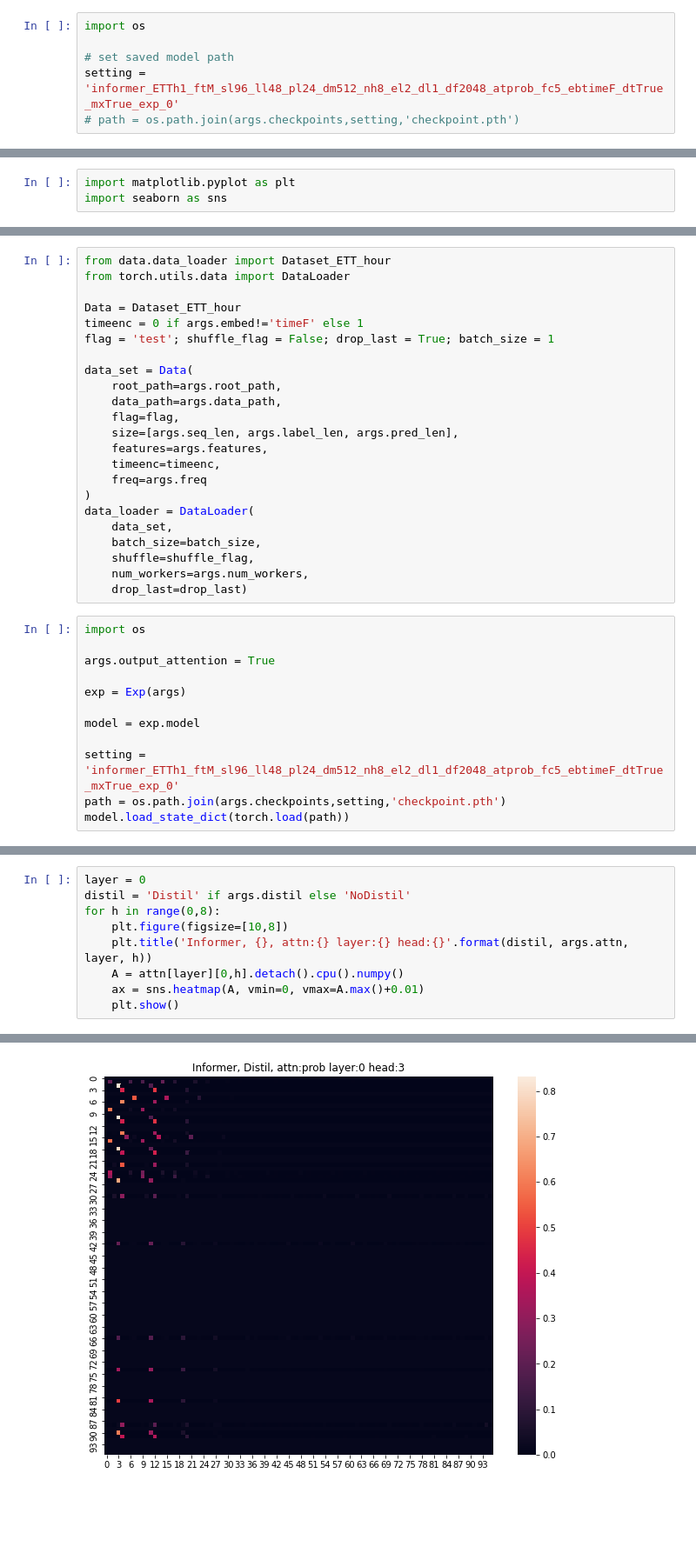
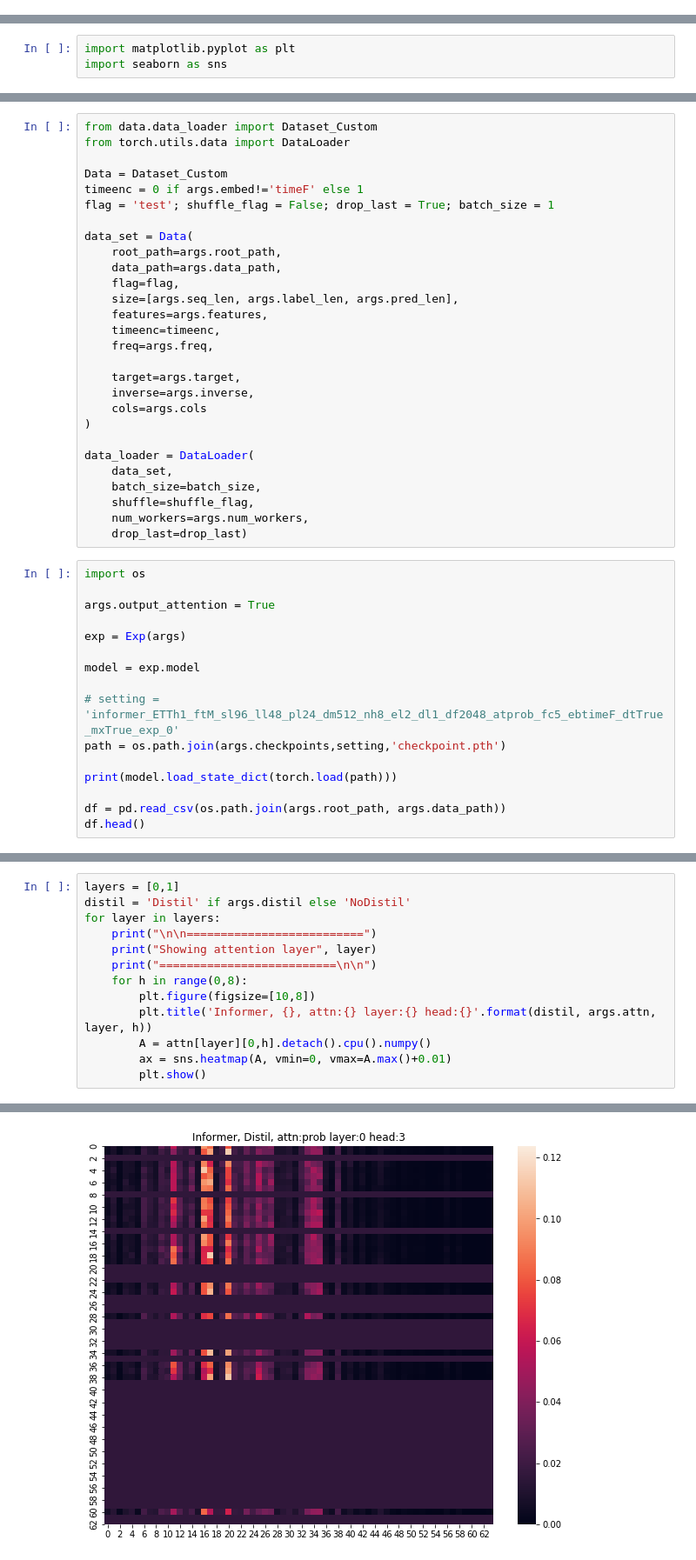
Before and after one commit to zacswolf/Stockformer2022, a Jupyter notebook: Informer.ipynb, the cells around one changed output, grey strips where cells are left out. Shown at 87% size. Saved outputs shown, nothing was run; the diff lists cells and outputs as text; blank space fills up the shorter version.

Commit message:
Made Informer.ipynb useful

```diff
--- a/Informer.ipynb
+++ b/Informer.ipynb
@@ -160,11 +157,5 @@ mse:0.5913315415382385, mae:0.5571437478065491
 # %% [markdown]
 ## Prediction
-# %%
-import os
-
-# set saved model path
-setting = 'informer_ETTh1_ftM_sl96_ll48_pl24_dm512_nh8_el2_dl1_df2048_atprob_fc5_ebtimeF_dtTrue_mxTrue_exp_0'
-# path = os.path.join(args.checkpoints,setting,'checkpoint.pth')
 # %%
 # If you already have a trained model, you can set the arguments and model path, then initialize a Experiment and use it to predict
 # Prediction is a sequence which is adjacent to the last date of the data, and does not exist in the data
@@ -332,8 +341,8 @@ plt.show()
 # %%
-from data.data_loader import Dataset_ETT_hour
+from data.data_loader import Dataset_Custom
 from torch.utils.data import DataLoader
 
-Data = Dataset_ETT_hour
+Data = Dataset_Custom
 timeenc = 0 if args.embed!='timeF' else 1
 flag = 'test'; shuffle_flag = False; drop_last = True; batch_size = 1
 
@@ -344,8 +353,13 @@ data_set = Data(
     size=[args.seq_len, args.label_len, args.pred_len],
     features=args.features,
     timeenc=timeenc,
-    freq=args.freq
+    freq=args.freq,
+
+    target=args.target,
+    inverse=args.inverse,
+    cols=args.cols
 )
+
 data_loader = DataLoader(
     data_set,
     batch_size=batch_size,
@@ -361,8 +375,12 @@ exp = Exp(args)
 
 model = exp.model
 
-setting = 'informer_ETTh1_ftM_sl96_ll48_pl24_dm512_nh8_el2_dl1_df2048_atprob_fc5_ebtimeF_dtTrue_mxTrue_exp_0'
+# setting = 'informer_ETTh1_ftM_sl96_ll48_pl24_dm512_nh8_el2_dl1_df2048_atprob_fc5_ebtimeF_dtTrue_mxTrue_exp_0'
 path = os.path.join(args.checkpoints,setting,'checkpoint.pth')
-model.load_state_dict(torch.load(path))
+
+print(model.load_state_dict(torch.load(path)))
+
+df = pd.read_csv(os.path.join(args.root_path, args.data_path))
+df.head()
 # %% [output]
 Use GPU: cuda:0
@@ -390,10 +415,14 @@ attn[0].shape, attn[1].shape #, attn[2].shape
 # %%
-layer = 0
+layers = [0,1]
 distil = 'Distil' if args.distil else 'NoDistil'
-for h in range(0,8):
-    plt.figure(figsize=[10,8])
-    plt.title('Informer, {}, attn:{} layer:{} head:{}'.format(distil, args.attn, layer, h))
-    A = attn[layer][0,h].detach().cpu().numpy()
-    ax = sns.heatmap(A, vmin=0, vmax=A.max()+0.01)
-    plt.show()
+for layer in layers:
+    print("\n\n==========================")
+    print("Showing attention layer", layer)
+    print("==========================\n\n")
+    for h in range(0,8):
+        plt.figure(figsize=[10,8])
+        plt.title('Informer, {}, attn:{} layer:{} head:{}'.format(distil, args.attn, layer, h))
+        A = attn[layer][0,h].detach().cpu().numpy()
+        ax = sns.heatmap(A, vmin=0, vmax=A.max()+0.01)
+        plt.show()
 # %% [output]
@@ -403 +435 @@ for h in range(0,8):
-[figure, old version]
+[figure, new version]
```
Also changed, not shown: parts of 31 cells of this notebook, 3 other files.
